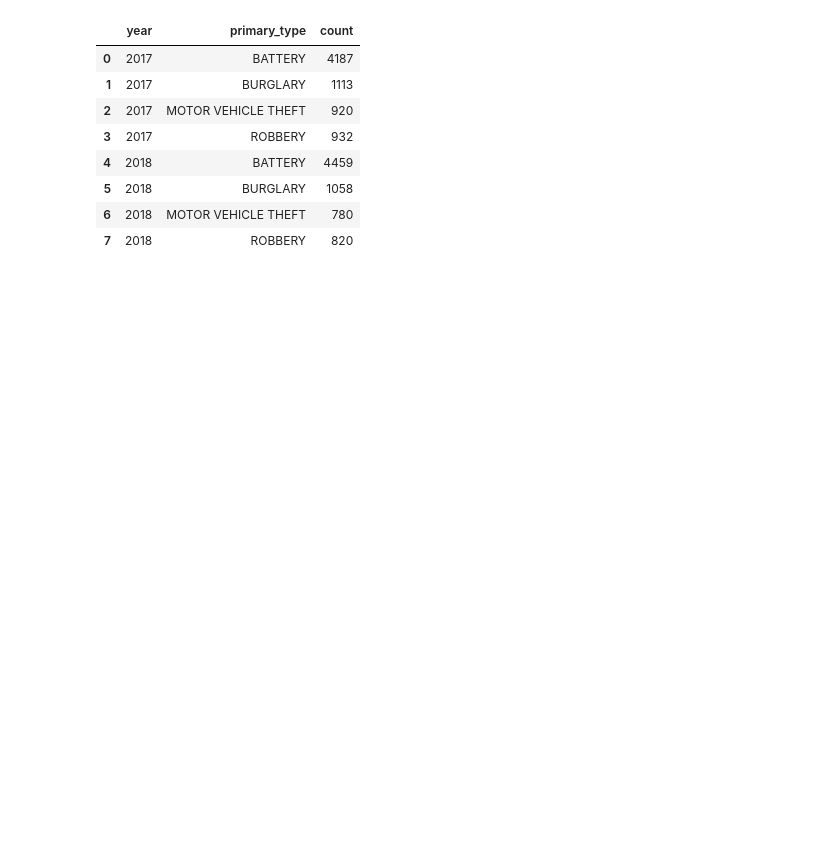
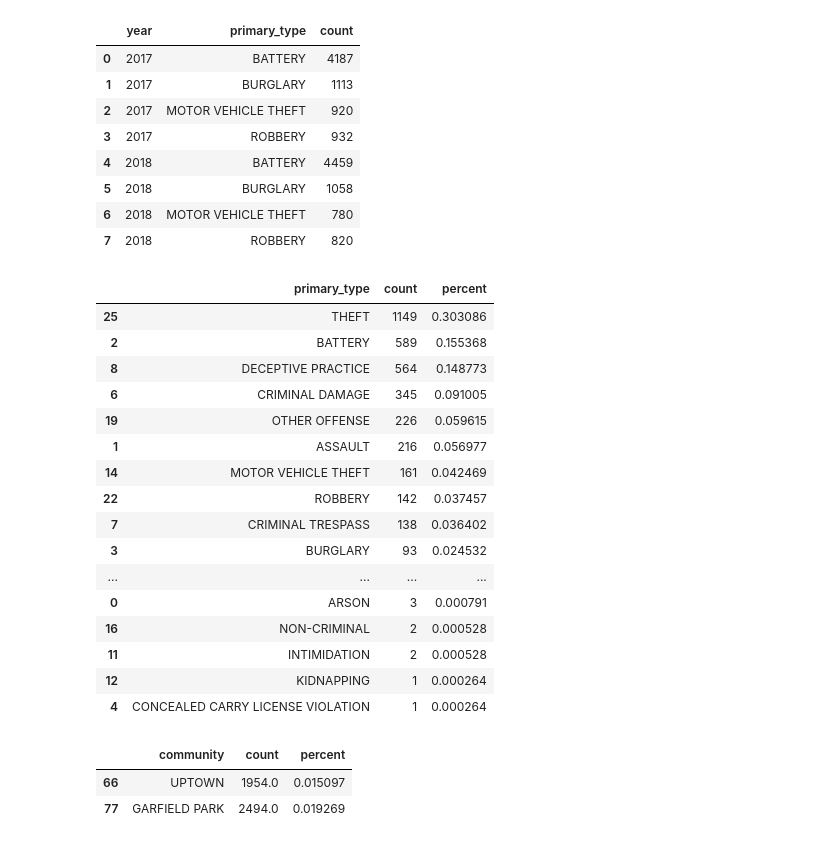
Before and after one commit to b-ganesh/ml_spring19, a Jupyter notebook: assignment1/Assignment1.ipynb, the cells around one changed output. Cells and saved outputs as stored; diff of their text form; code cells hidden in the pictures; blank space fills up the shorter version.

```diff
--- a/assignment1/Assignment1.ipynb
+++ b/assignment1/Assignment1.ipynb
@@ -430,0 +444,24 @@ crimes_one_month
+# %%
+likelihood_near_ss = crime_with_cas[crime_with_cas['community'] == 'NEAR SOUTH SIDE'].groupby('primary_type').size().reset_index(name = 'count')
+# %%
+likelihood_near_ss
+likelihood_near_ss['percent'] = likelihood_near_ss['count']/len(crime_with_cas[crime_with_cas['community'] == 'NEAR SOUTH SIDE'])
+likelihood_near_ss.sort_values(by="percent", ascending=False)
+# %% [output]
+|  | primary_type | count | percent |
+| 25 | THEFT | 1149 | 0.303086 |
+| 2 | BATTERY | 589 | 0.155368 |
+| 8 | DECEPTIVE PRACTICE | 564 | 0.148773 |
+| 6 | CRIMINAL DAMAGE | 345 | 0.091005 |
+| 19 | OTHER OFFENSE | 226 | 0.059615 |
+| 1 | ASSAULT | 216 | 0.056977 |
+| 14 | MOTOR VEHICLE THEFT | 161 | 0.042469 |
+| 22 | ROBBERY | 142 | 0.037457 |
+| 7 | CRIMINAL TRESPASS | 138 | 0.036402 |
+| 3 | BURGLARY | 93 | 0.024532 |
+| ... | ... | ... | ... |
+| 0 | ARSON | 3 | 0.000791 |
+| 16 | NON-CRIMINAL | 2 | 0.000528 |
+| 11 | INTIMIDATION | 2 | 0.000528 |
+| 12 | KIDNAPPING | 1 | 0.000264 |
+| 4 | CONCEALED CARRY LICENSE VIOLATION | 1 | 0.000264 |
@@ -430,0 +475,13 @@ crimes_one_month
+# %%
+likelihood_theft = crime_with_cas[crime_with_cas['primary_type'] == "THEFT"].groupby('community').size().reset_index(name="count")
+likelihood_theft['percent'] = likelihood_theft['count'] / len(crime_with_cas[crime_with_cas['primary_type'] == "THEFT"])
+likelihood_theft.set_index('community', inplace=True)
+new_row = likelihood_theft.loc['EAST GARFIELD PARK'] + likelihood_theft.loc['WEST GARFIELD PARK']
+new_row.name = 'GARFIELD PARK'
+likelihood_theft = likelihood_theft.append([new_row]).reset_index()
+likelihood_theft.columns = ['community', 'count', 'percent']
+likelihood_theft[likelihood_theft['community'].isin(['GARFIELD PARK', 'UPTOWN'])]
+# %% [output]
+|  | community | count | percent |
+| 66 | UPTOWN | 1954.0 | 0.015097 |
+| 77 | GARFIELD PARK | 2494.0 | 0.019269 |
```
Also changed, not shown: parts of 18 cells of this notebook.
